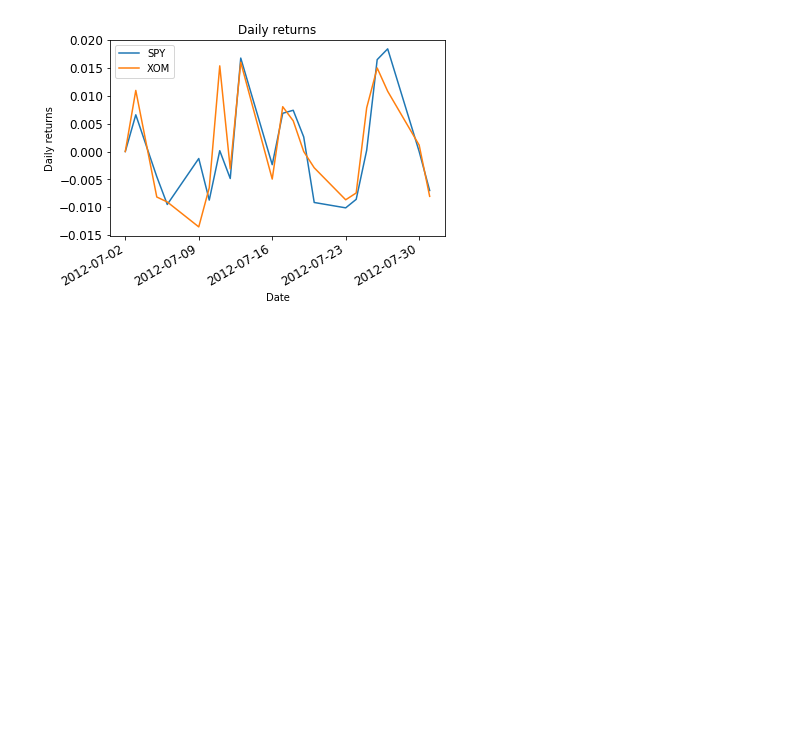
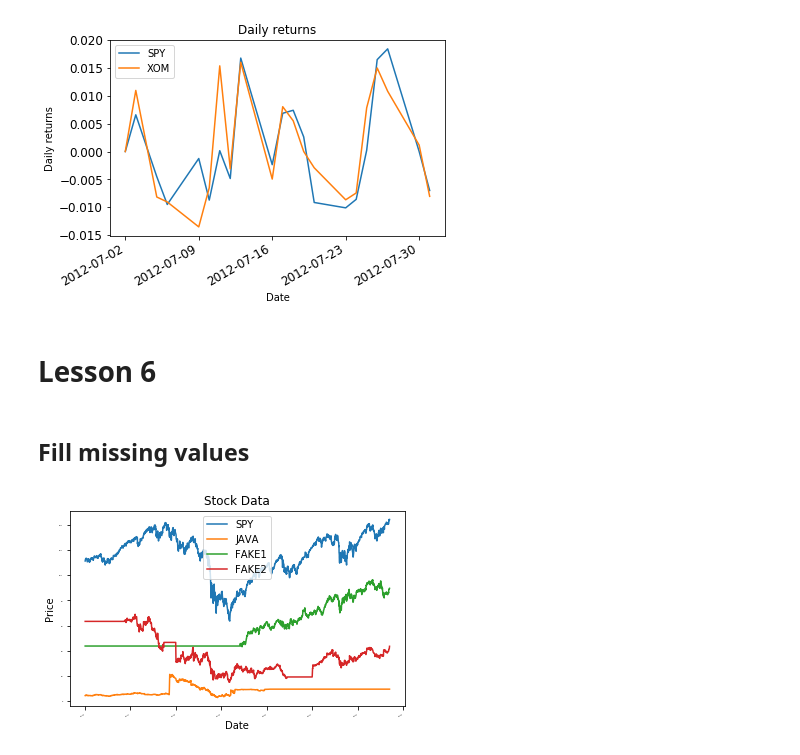
Before and after one commit to kairosart/Machine-Learning-for-Trading, a Jupyter notebook: Untitled.ipynb, the cells around one changed output. Cells and saved outputs as stored; diff of their text form; code cells hidden in the pictures; blank space fills up the shorter version.

```diff
--- a/Untitled.ipynb
+++ b/Untitled.ipynb
@@ -421,3 +421,66 @@ plot_data(daily_returns, title="Daily returns", ylabel="Daily returns")
 See the documentation here:
 http://pandas.pydata.org/pandas-docs/stable/indexing.html#ix-indexer-is-deprecated
 [figure]
+# %% [markdown]
+# Lesson 6
+# %% [markdown]
+## Fill missing values
+# %%
+import numpy as np
+import pandas as pd
+import matplotlib.pyplot as plt
+import os
+
+def fill_missing_values(df_data):
+    """Fill missing values in data frame, in place."""
+    df_data.fillna(method="ffill", inplace=True)
+    df_data.fillna(method="bfill", inplace=True)
+
+
+def symbol_to_path(symbol, base_dir="data"):
+    """Return CSV file path given ticker symbol."""
+    return os.path.join(base_dir, "{}.csv".format(str(symbol)))
+
+
+def get_data(symbols, dates):
+    """Read stock data (adjusted close) for given symbols from CSV files."""
+    df_final = pd.DataFrame(index=dates)
+    if "SPY" not in symbols:  # add SPY for reference, if absent
+        symbols.insert(0, "SPY")
+
+    for symbol in symbols:
+        file_path = symbol_to_path(symbol)
+        df_temp = pd.read_csv(file_path, parse_dates=True, index_col="Date",
+            usecols=["Date", "Adj Close"], na_values=["nan"])
+        df_temp = df_temp.rename(columns={"Adj Close": symbol})
+        df_final = df_final.join(df_temp)
+        if symbol == "SPY":  # drop dates SPY did not trade
+            df_final = df_final.dropna(subset=["SPY"])
+
+    return df_final
+
+
+def plot_data(df_data):
+    """Plot stock data with appropriate axis labels."""
+    ax = df_data.plot(title="Stock Data", fontsize=2)
+    ax.set_xlabel("Date")
+    ax.set_ylabel("Price")
+    plt.show()
+
+
+
+"""Function called by Test Run."""
+# Read data
+symbol_list = ["JAVA", "FAKE1", "FAKE2"]  # list of symbols
+start_date = "2005-12-31"
+end_date = "2014-12-07"
+dates = pd.date_range(start_date, end_date)  # date range as index
+df_data = get_data(symbol_list, dates)  # get data for each symbol
+
+# Fill missing values
+fill_missing_values(df_data)
+
+# Plot
+plot_data(df_data)
+# %% [output]
+[figure, added]
```
Also changed, not shown: parts of 5 cells of this notebook, 4 other files.
